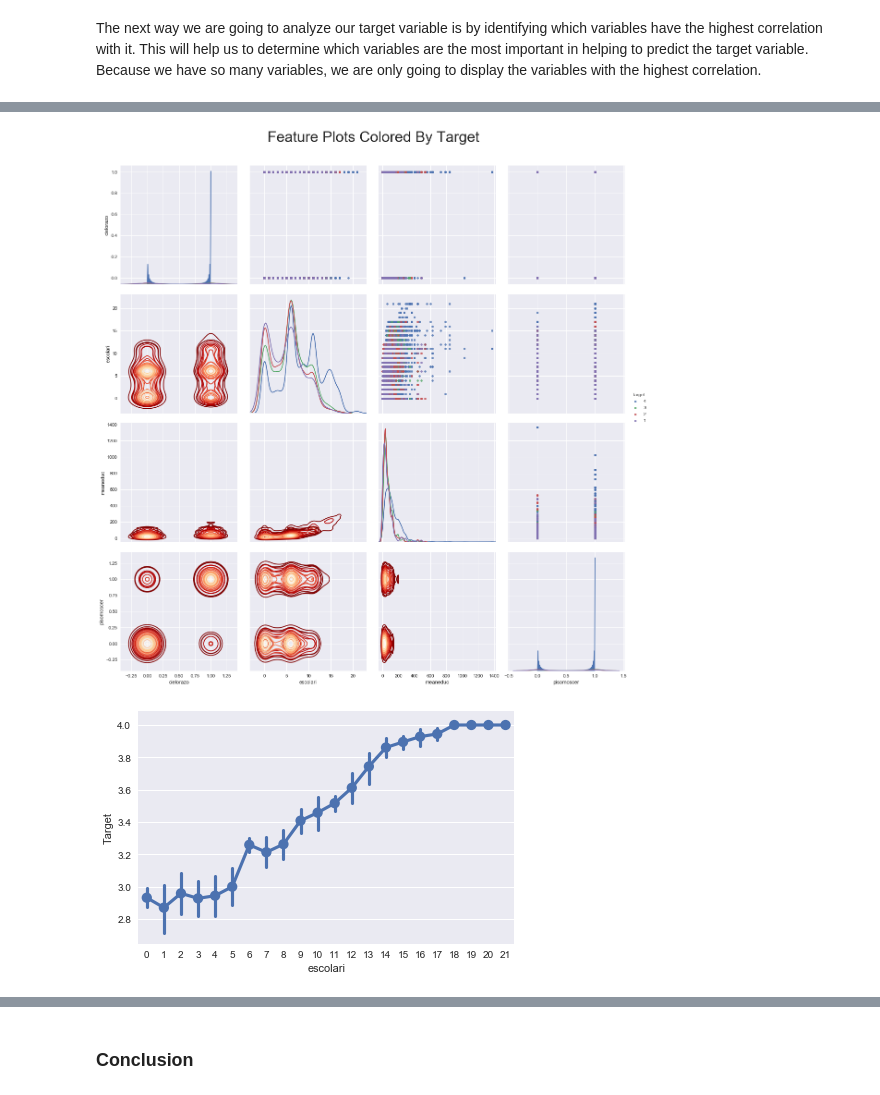
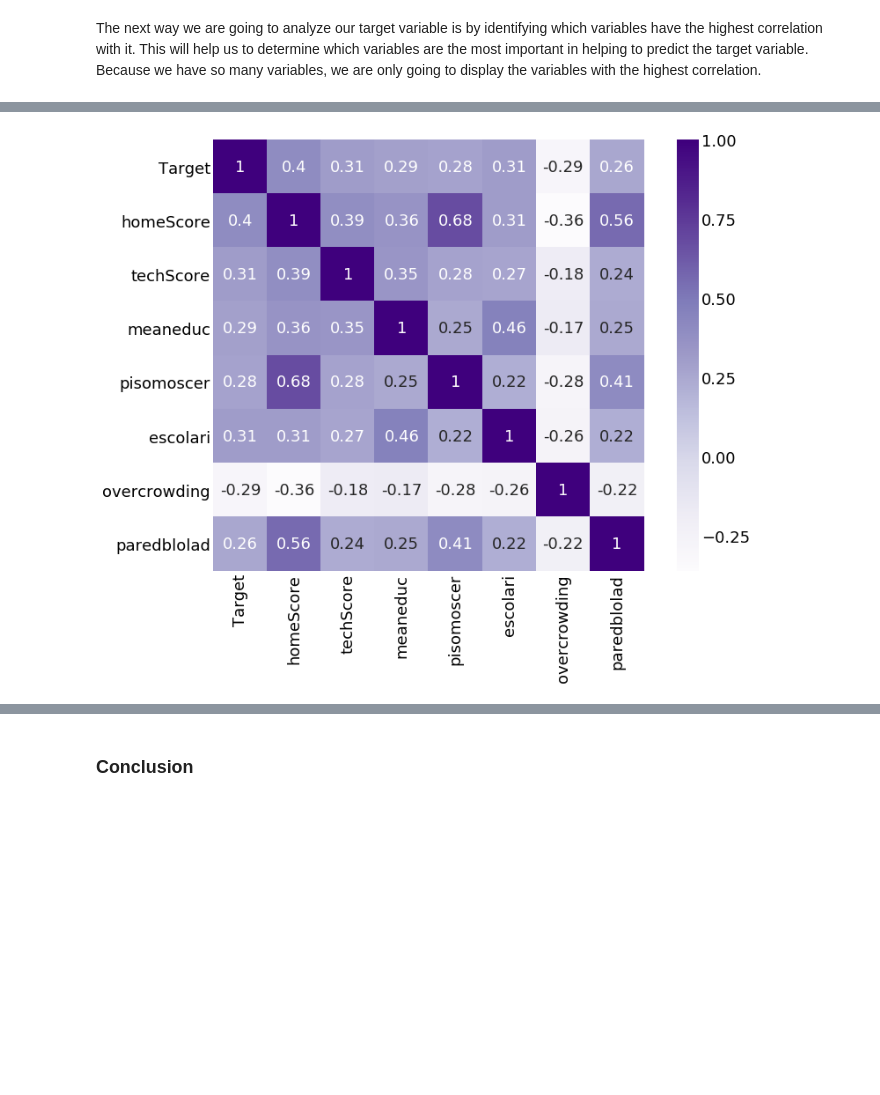
Before and after one commit to spencerrwise/homework4, a Jupyter notebook: Homework_4.ipynb, the cells around one changed output, grey strips where cells are left out. Drawn from its saved outputs; the diff is of its cells as text; code cells hidden in the pictures; blank space fills up the shorter version.

```diff
--- a/Homework_4.ipynb
+++ b/Homework_4.ipynb
@@ -470,3 +478,7 @@ test['meaneduc'] = test.groupby('escolari')['SQBmeaned'].transform(lambda x: x.f
+# %%
+# Drop any remaining NaN values that may have slipped through the cracks
+train = train.dropna()
+test = test.dropna()
 # %% [markdown]
 ### Outliers
 # %% [markdown]
@@ -575,28 +626,14 @@ Text(448.355,0.5,'Count')
-# %%
-# Copy the data for plotting
-plot_data = train[['Target', 'cielorazo', 'escolari',
-                         'meaneduc', 'pisomoscer']]
-
-# Create the pairgrid object
-grid = sns.PairGrid(data = plot_data, size = 4, diag_sharey=False,
-                    hue = 'Target', hue_order = [4, 3, 2, 1],
-                    vars = [x for x in list(plot_data.columns) if x != 'Target'])
-
-# Upper is a scatter plot
-grid.map_upper(plt.scatter, alpha = 0.8, s = 20)
-
-# Diagonal is a histogram
-grid.map_diag(sns.kdeplot)
-
-# Bottom is density plot
-grid.map_lower(sns.kdeplot, cmap = plt.cm.OrRd_r);
-grid = grid.add_legend()
-plt.suptitle('Feature Plots Colored By Target', size = 32, y = 1.05);
-# %% [output]
-[figure, removed]
-# %%
-# Use pointplot to see the relationship between the target variable and escolari
-sns.pointplot(x = train['escolari'], y = train.Target)
-plt.show();
-# %% [output]
-[figure, removed]
+# %%
+# Create array with the most predictive variables
+v = ['Target', 'homeScore', 'techScore', 'meaneduc',
+             'pisomoscer', 'escolari', 'overcrowding', 'paredblolad']
+
+# Calculate the correlations
+corrm = train[v].corr().round(2)
+
+# # Create a Target variable heatmap
+plt.rcParams['font.size'] = 18
+plt.figure(figsize = (12, 9))
+sns.heatmap(corrm, cbar=True, annot=True, square=True, yticklabels=v, xticklabels=v, cmap="Purples");
+# %% [output]
+[figure, added]
```
Also changed, not shown: parts of 102 cells of this notebook.
